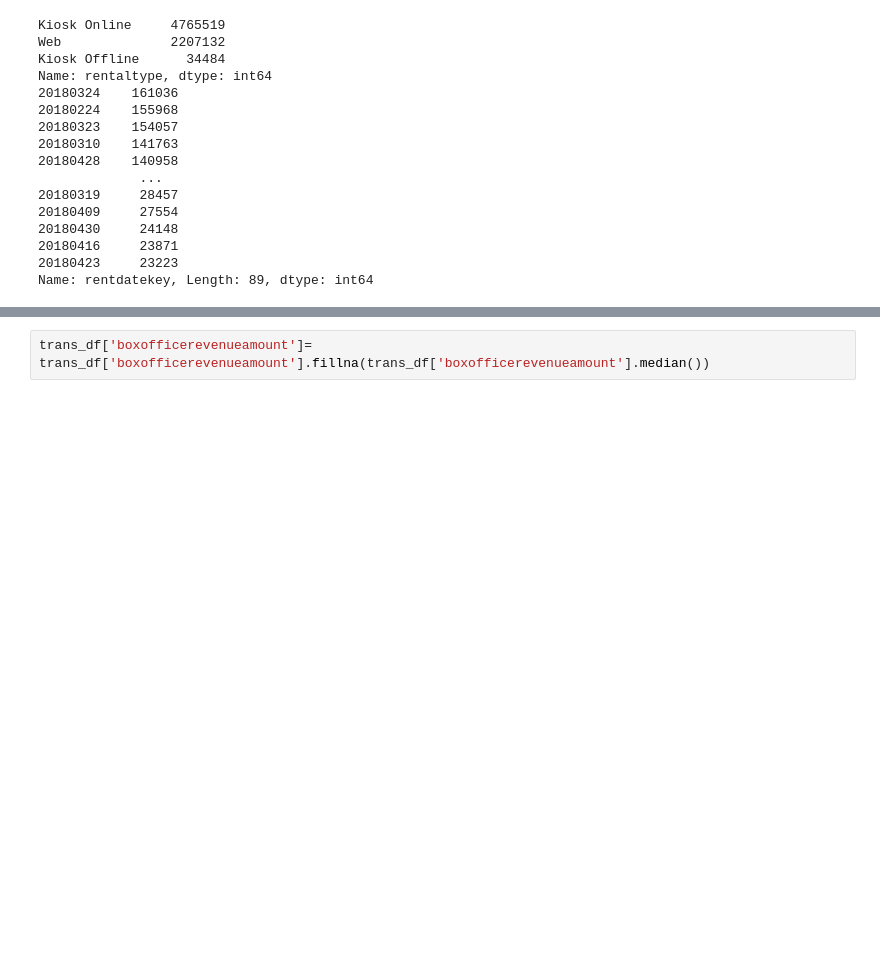
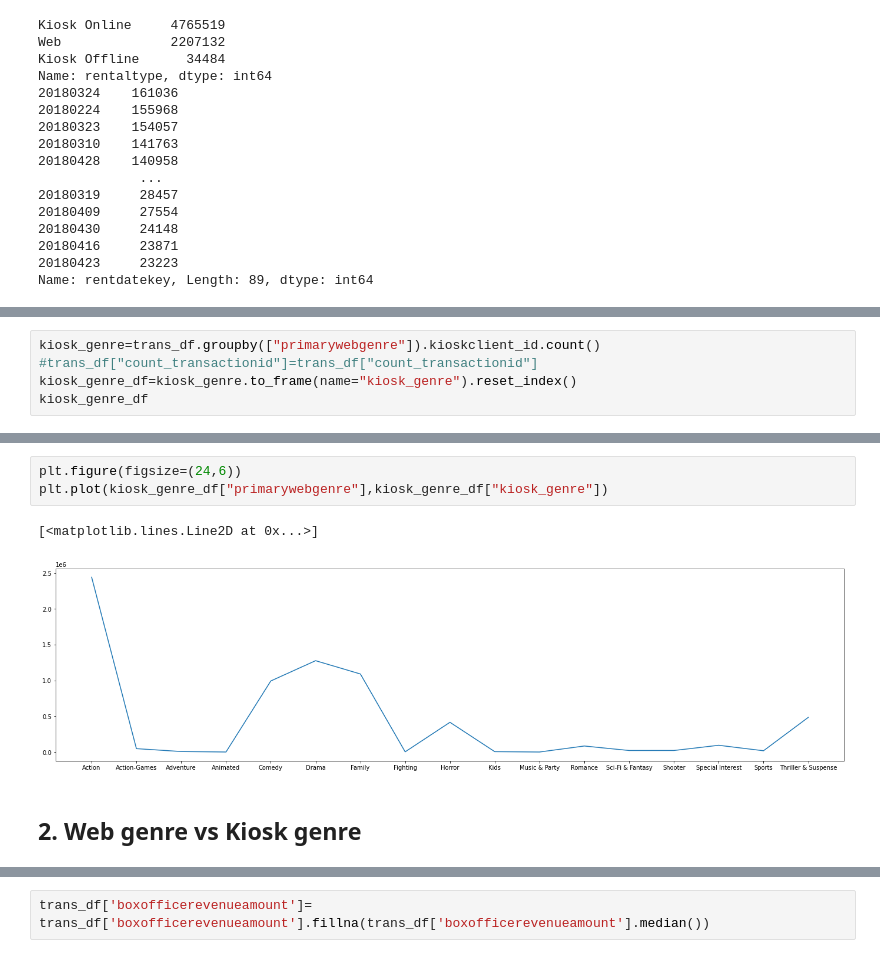
Before and after one commit to saurabhmathco/redbox_promosensitivity, a Jupyter notebook: Redbox_open.ipynb, the cells around one changed output, grey strips where cells are left out. Cells and saved outputs as stored; diff of their text form; blank space fills up the shorter version.

```diff
--- a/Redbox_open.ipynb
+++ b/Redbox_open.ipynb
@@ -432,0 +464,5 @@ Name: rentdatekey, Length: 89, dtype: int64
+# %%
+kiosk_genre=trans_df.groupby(["primarywebgenre"]).kioskclient_id.count()
+#trans_df["count_transactionid"]=trans_df["count_transactionid"]
+kiosk_genre_df=kiosk_genre.to_frame(name="kiosk_genre").reset_index()
+kiosk_genre_df
@@ -432,0 +488,8 @@ Name: rentdatekey, Length: 89, dtype: int64
+# %%
+plt.figure(figsize=(24,6))
+plt.plot(kiosk_genre_df["primarywebgenre"],kiosk_genre_df["kiosk_genre"])
+# %% [output]
+[<matplotlib.lines.Line2D at 0x...>]
+[figure, added]
+# %% [markdown]
+## 2. Web genre vs Kiosk genre
```
Also changed, not shown: parts of 86 cells of this notebook.
